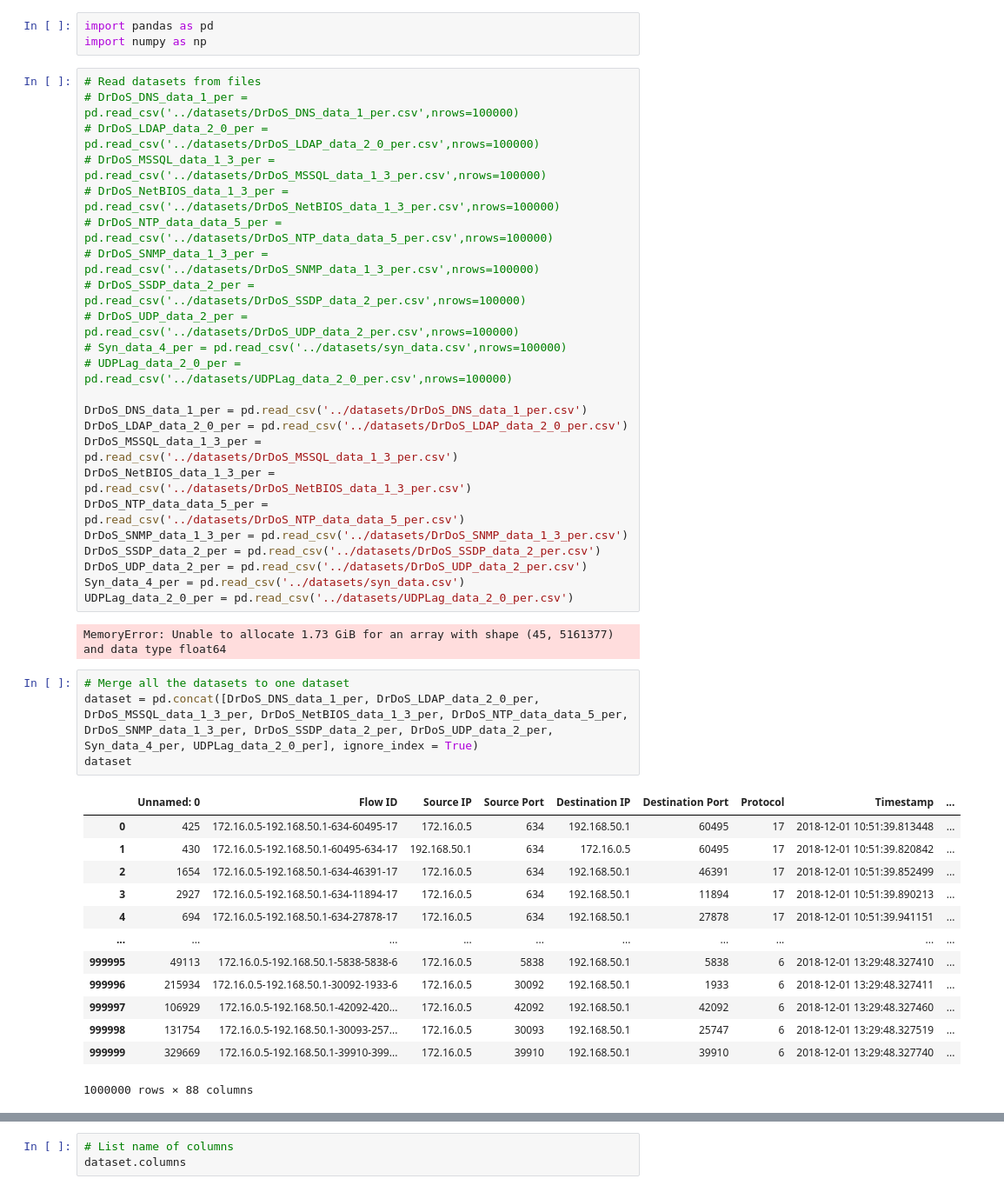
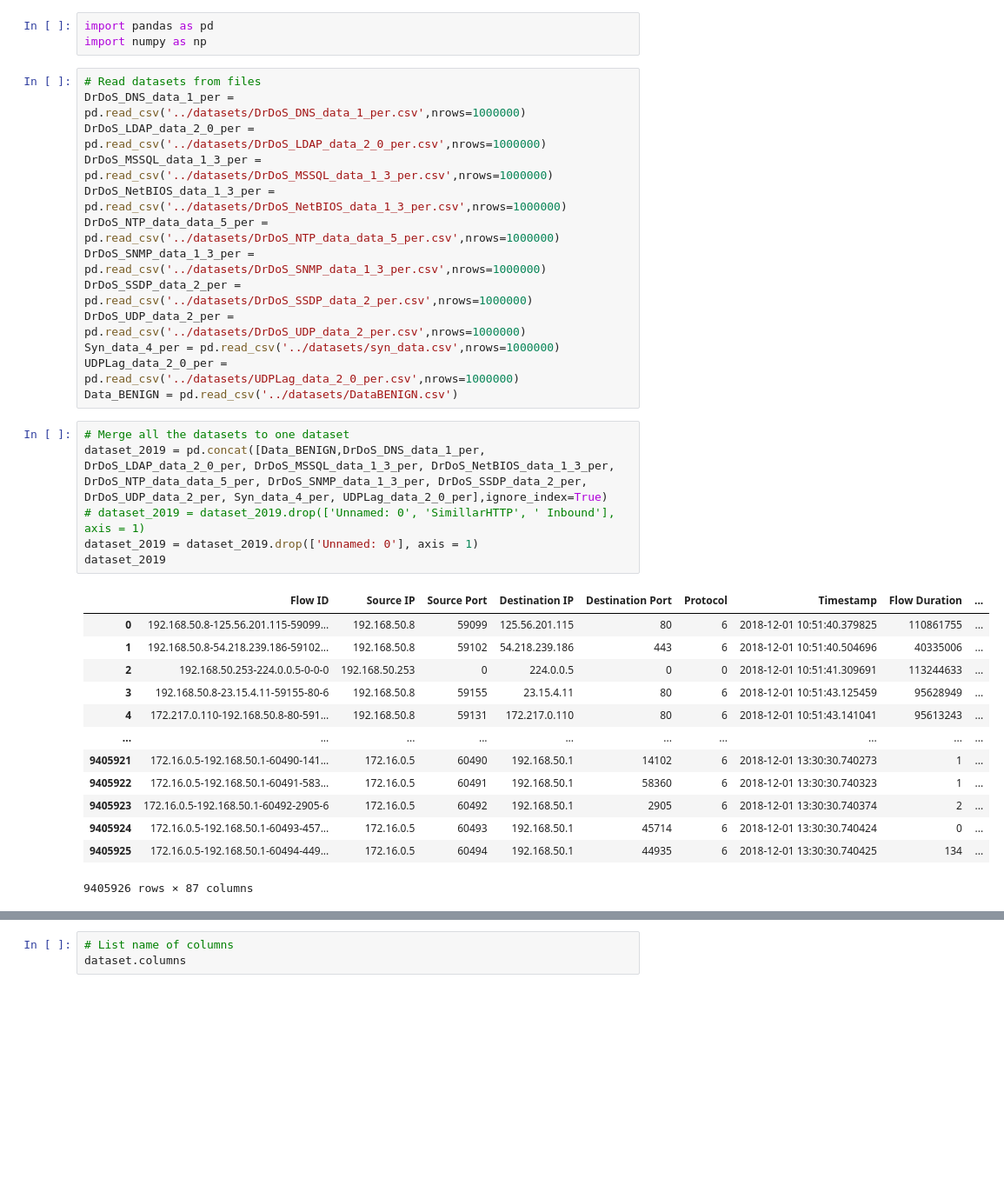
Before and after one commit to hvviet/DA_Detecting_DDoS, a Jupyter notebook: main/TrainingModel.ipynb, the cells around one changed output, grey strips where cells are left out. Shown at 87% size. Drawn from its saved outputs; the diff is of its cells as text; blank space fills up the shorter version.

Commit message:
Processing Data Merge

```diff
--- a/main/TrainingModel.ipynb
+++ b/main/TrainingModel.ipynb
@@ -3,46 +3,36 @@ import pandas as pd
 import numpy as np
 # %%
 # Read datasets from files
-# DrDoS_DNS_data_1_per = pd.read_csv('../datasets/DrDoS_DNS_data_1_per.csv',nrows=100000)
-# DrDoS_LDAP_data_2_0_per = pd.read_csv('../datasets/DrDoS_LDAP_data_2_0_per.csv',nrows=100000)
-# DrDoS_MSSQL_data_1_3_per = pd.read_csv('../datasets/DrDoS_MSSQL_data_1_3_per.csv',nrows=100000)
-# DrDoS_NetBIOS_data_1_3_per = pd.read_csv('../datasets/DrDoS_NetBIOS_data_1_3_per.csv',nrows=100000)
-# DrDoS_NTP_data_data_5_per = pd.read_csv('../datasets/DrDoS_NTP_data_data_5_per.csv',nrows=100000)
-# DrDoS_SNMP_data_1_3_per = pd.read_csv('../datasets/DrDoS_SNMP_data_1_3_per.csv',nrows=100000)
-# DrDoS_SSDP_data_2_per = pd.read_csv('../datasets/DrDoS_SSDP_data_2_per.csv',nrows=100000)
-# DrDoS_UDP_data_2_per = pd.read_csv('../datasets/DrDoS_UDP_data_2_per.csv',nrows=100000)
-# Syn_data_4_per = pd.read_csv('../datasets/syn_data.csv',nrows=100000)
-# UDPLag_data_2_0_per = pd.read_csv('../datasets/UDPLag_data_2_0_per.csv',nrows=100000)
-
-DrDoS_DNS_data_1_per = pd.read_csv('../datasets/DrDoS_DNS_data_1_per.csv')
-DrDoS_LDAP_data_2_0_per = pd.read_csv('../datasets/DrDoS_LDAP_data_2_0_per.csv')
-DrDoS_MSSQL_data_1_3_per = pd.read_csv('../datasets/DrDoS_MSSQL_data_1_3_per.csv')
-DrDoS_NetBIOS_data_1_3_per = pd.read_csv('../datasets/DrDoS_NetBIOS_data_1_3_per.csv')
-DrDoS_NTP_data_data_5_per = pd.read_csv('../datasets/DrDoS_NTP_data_data_5_per.csv')
-DrDoS_SNMP_data_1_3_per = pd.read_csv('../datasets/DrDoS_SNMP_data_1_3_per.csv')
-DrDoS_SSDP_data_2_per = pd.read_csv('../datasets/DrDoS_SSDP_data_2_per.csv')
-DrDoS_UDP_data_2_per = pd.read_csv('../datasets/DrDoS_UDP_data_2_per.csv')
-Syn_data_4_per = pd.read_csv('../datasets/syn_data.csv')
-UDPLag_data_2_0_per = pd.read_csv('../datasets/UDPLag_data_2_0_per.csv')
+DrDoS_DNS_data_1_per = pd.read_csv('../datasets/DrDoS_DNS_data_1_per.csv',nrows=1000000)
+DrDoS_LDAP_data_2_0_per = pd.read_csv('../datasets/DrDoS_LDAP_data_2_0_per.csv',nrows=1000000)
+DrDoS_MSSQL_data_1_3_per = pd.read_csv('../datasets/DrDoS_MSSQL_data_1_3_per.csv',nrows=1000000)
+DrDoS_NetBIOS_data_1_3_per = pd.read_csv('../datasets/DrDoS_NetBIOS_data_1_3_per.csv',nrows=1000000)
+DrDoS_NTP_data_data_5_per = pd.read_csv('../datasets/DrDoS_NTP_data_data_5_per.csv',nrows=1000000)
+DrDoS_SNMP_data_1_3_per = pd.read_csv('../datasets/DrDoS_SNMP_data_1_3_per.csv',nrows=1000000)
+DrDoS_SSDP_data_2_per = pd.read_csv('../datasets/DrDoS_SSDP_data_2_per.csv',nrows=1000000)
+DrDoS_UDP_data_2_per = pd.read_csv('../datasets/DrDoS_UDP_data_2_per.csv',nrows=1000000)
+Syn_data_4_per = pd.read_csv('../datasets/syn_data.csv',nrows=1000000)
+UDPLag_data_2_0_per = pd.read_csv('../datasets/UDPLag_data_2_0_per.csv',nrows=1000000)
+Data_BENIGN = pd.read_csv('../datasets/DataBENIGN.csv')
-# %% [output]
-MemoryError: Unable to allocate 1.73 GiB for an array with shape (45, 5161377) and data type float64
 # %%
 # Merge all the datasets to one dataset
-dataset = pd.concat([DrDoS_DNS_data_1_per, DrDoS_LDAP_data_2_0_per, DrDoS_MSSQL_data_1_3_per, DrDoS_NetBIOS_data_1_3_per, DrDoS_NTP_data_data_5_per, DrDoS_SNMP_data_1_3_per, DrDoS_SSDP_data_2_per, DrDoS_UDP_data_2_per, Syn_data_4_per, UDPLag_data_2_0_per], ignore_index = True)
-dataset
+dataset_2019 = pd.concat([Data_BENIGN,DrDoS_DNS_data_1_per, DrDoS_LDAP_data_2_0_per, DrDoS_MSSQL_data_1_3_per, DrDoS_NetBIOS_data_1_3_per, DrDoS_NTP_data_data_5_per, DrDoS_SNMP_data_1_3_per, DrDoS_SSDP_data_2_per, DrDoS_UDP_data_2_per, Syn_data_4_per, UDPLag_data_2_0_per],ignore_index=True)
+# dataset_2019 = dataset_2019.drop(['Unnamed: 0', 'SimillarHTTP', ' Inbound'], axis = 1)
+dataset_2019 = dataset_2019.drop(['Unnamed: 0'], axis = 1)
+dataset_2019
 # %% [output]
-|  | Unnamed: 0 | Flow ID | Source IP | Source Port | Destination IP | Destination Port | Protocol | Timestamp | ... |
-| 0 | 425 | 172.16.0.5-192.168.50.1-634-60495-17 | 172.16.0.5 | 634 | 192.168.50.1 | 60495 | 17 | 2018-12-01 10:51:39.813448 | ... |
-| 1 | 430 | 172.16.0.5-192.168.50.1-60495-634-17 | 192.168.50.1 | 634 | 172.16.0.5 | 60495 | 17 | 2018-12-01 10:51:39.820842 | ... |
-| 2 | 1654 | 172.16.0.5-192.168.50.1-634-46391-17 | 172.16.0.5 | 634 | 192.168.50.1 | 46391 | 17 | 2018-12-01 10:51:39.852499 | ... |
-| 3 | 2927 | 172.16.0.5-192.168.50.1-634-11894-17 | 172.16.0.5 | 634 | 192.168.50.1 | 11894 | 17 | 2018-12-01 10:51:39.890213 | ... |
-| 4 | 694 | 172.16.0.5-192.168.50.1-634-27878-17 | 172.16.0.5 | 634 | 192.168.50.1 | 27878 | 17 | 2018-12-01 10:51:39.941151 | ... |
+|  | Flow ID | Source IP | Source Port | Destination IP | Destination Port | Protocol | Timestamp | Flow Duration | ... |
+| 0 | 192.168.50.8-125.56.201.115-59099... | 192.168.50.8 | 59099 | 125.56.201.115 | 80 | 6 | 2018-12-01 10:51:40.379825 | 110861755 | ... |
+| 1 | 192.168.50.8-54.218.239.186-59102... | 192.168.50.8 | 59102 | 54.218.239.186 | 443 | 6 | 2018-12-01 10:51:40.504696 | 40335006 | ... |
+| 2 | 192.168.50.253-224.0.0.5-0-0-0 | 192.168.50.253 | 0 | 224.0.0.5 | 0 | 0 | 2018-12-01 10:51:41.309691 | 113244633 | ... |
+| 3 | 192.168.50.8-23.15.4.11-59155-80-6 | 192.168.50.8 | 59155 | 23.15.4.11 | 80 | 6 | 2018-12-01 10:51:43.125459 | 95628949 | ... |
+| 4 | 172.217.0.110-192.168.50.8-80-591... | 192.168.50.8 | 59131 | 172.217.0.110 | 80 | 6 | 2018-12-01 10:51:43.141041 | 95613243 | ... |
 | ... | ... | ... | ... | ... | ... | ... | ... | ... | ... |
-| 999995 | 49113 | 172.16.0.5-192.168.50.1-5838-5838-6 | 172.16.0.5 | 5838 | 192.168.50.1 | 5838 | 6 | 2018-12-01 13:29:48.327410 | ... |
-| 999996 | 215934 | 172.16.0.5-192.168.50.1-30092-1933-6 | 172.16.0.5 | 30092 | 192.168.50.1 | 1933 | 6 | 2018-12-01 13:29:48.327411 | ... |
-| 999997 | 106929 | 172.16.0.5-192.168.50.1-42092-420... | 172.16.0.5 | 42092 | 192.168.50.1 | 42092 | 6 | 2018-12-01 13:29:48.327460 | ... |
-| 999998 | 131754 | 172.16.0.5-192.168.50.1-30093-257... | 172.16.0.5 | 30093 | 192.168.50.1 | 25747 | 6 | 2018-12-01 13:29:48.327519 | ... |
-| 999999 | 329669 | 172.16.0.5-192.168.50.1-39910-399... | 172.16.0.5 | 39910 | 192.168.50.1 | 39910 | 6 | 2018-12-01 13:29:48.327740 | ... |
+| 9405921 | 172.16.0.5-192.168.50.1-60490-141... | 172.16.0.5 | 60490 | 192.168.50.1 | 14102 | 6 | 2018-12-01 13:30:30.740273 | 1 | ... |
+| 9405922 | 172.16.0.5-192.168.50.1-60491-583... | 172.16.0.5 | 60491 | 192.168.50.1 | 58360 | 6 | 2018-12-01 13:30:30.740323 | 1 | ... |
+| 9405923 | 172.16.0.5-192.168.50.1-60492-2905-6 | 172.16.0.5 | 60492 | 192.168.50.1 | 2905 | 6 | 2018-12-01 13:30:30.740374 | 2 | ... |
+| 9405924 | 172.16.0.5-192.168.50.1-60493-457... | 172.16.0.5 | 60493 | 192.168.50.1 | 45714 | 6 | 2018-12-01 13:30:30.740424 | 0 | ... |
+| 9405925 | 172.16.0.5-192.168.50.1-60494-449... | 172.16.0.5 | 60494 | 192.168.50.1 | 44935 | 6 | 2018-12-01 13:30:30.740425 | 134 | ... |
-1000000 rows × 88 columns
+9405926 rows × 87 columns
 # %%
 #Get the number of rows and columns
```
Also changed, not shown: parts of 33 cells of this notebook, 1 other file.
